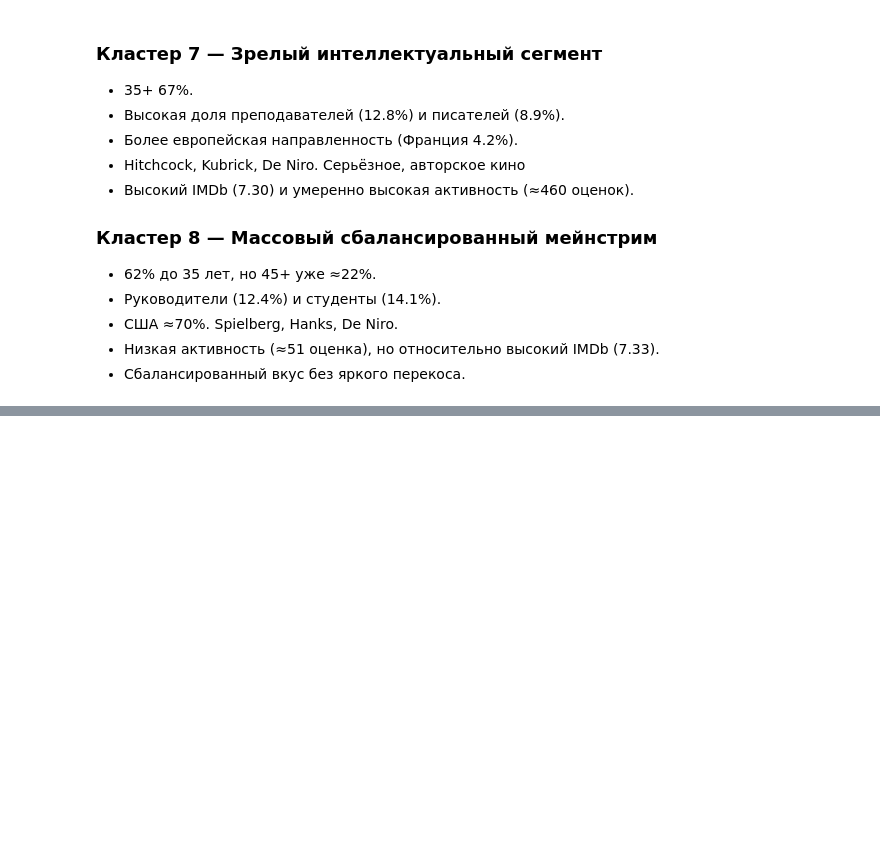
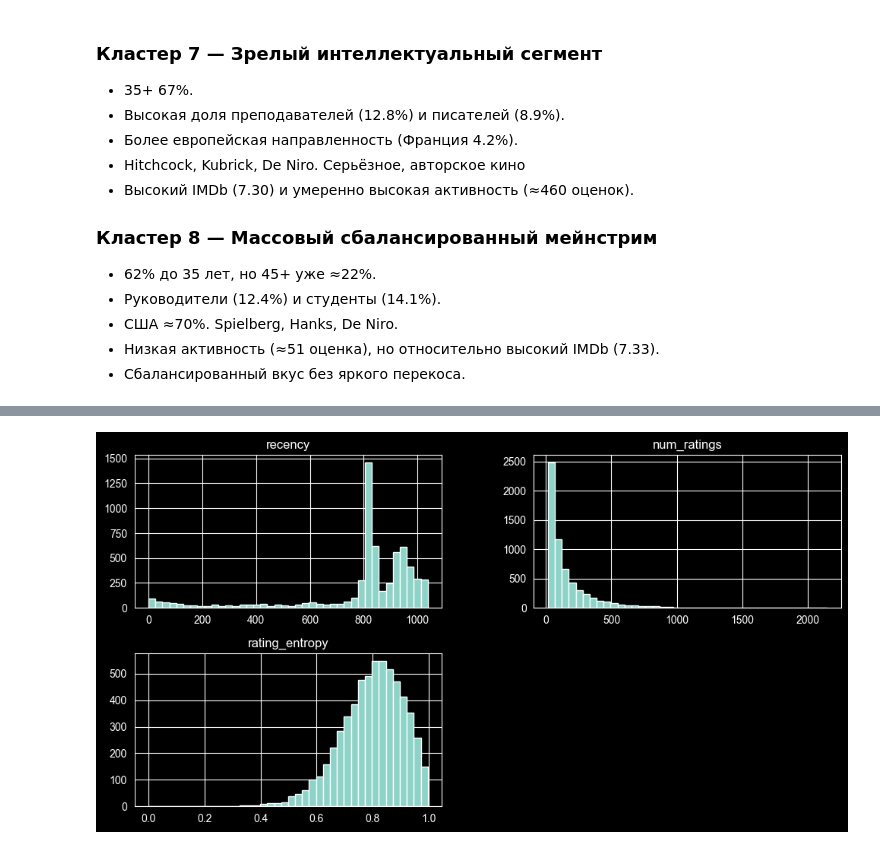
Before and after one commit to AlikKostandov/recommend-system, a Jupyter notebook: stage4_segmentation/segmentation.ipynb, the cells around one changed output, grey strips where cells are left out. Saved outputs shown, nothing was run; the diff lists cells and outputs as text; code cells hidden in the pictures; blank space fills up the shorter version.

```diff
--- a/stage4_segmentation/segmentation.ipynb
+++ b/stage4_segmentation/segmentation.ipynb
@@ -1447,0 +1531,14 @@ plt.show()
+# %%
+rates["datetime"] = pd.to_datetime(rates["datetime"])
+
+current_date = rates["datetime"].max()
+
+recency_df = (
+    rates.groupby("user_id")["datetime"]
+    .max()
+    .reset_index()
+)
+
+recency_df["recency"] = (current_date - recency_df["datetime"]).dt.days
+recency_df = recency_df[["user_id", "recency"]]
+recency_df.head()
@@ -1447,0 +1552,2 @@ plt.show()
+# %%
+df_users = df_users.merge(recency_df, on="user_id", how="left")
@@ -1447,0 +1563,9 @@ plt.show()
+# %%
+rfm = df_users[[
+    "user_id",
+    "recency",
+    "num_ratings",
+    "rating_entropy"
+]].copy()
+
+rfm.head()
@@ -1447,0 +1591,5 @@ plt.show()
+# %%
+rfm[["recency","num_ratings","rating_entropy"]].hist(bins=40, figsize=(12,6))
+plt.show()
+# %% [output]
+[figure, added]
```
Also changed, not shown: parts of 42 cells of this notebook, 6 other files.
